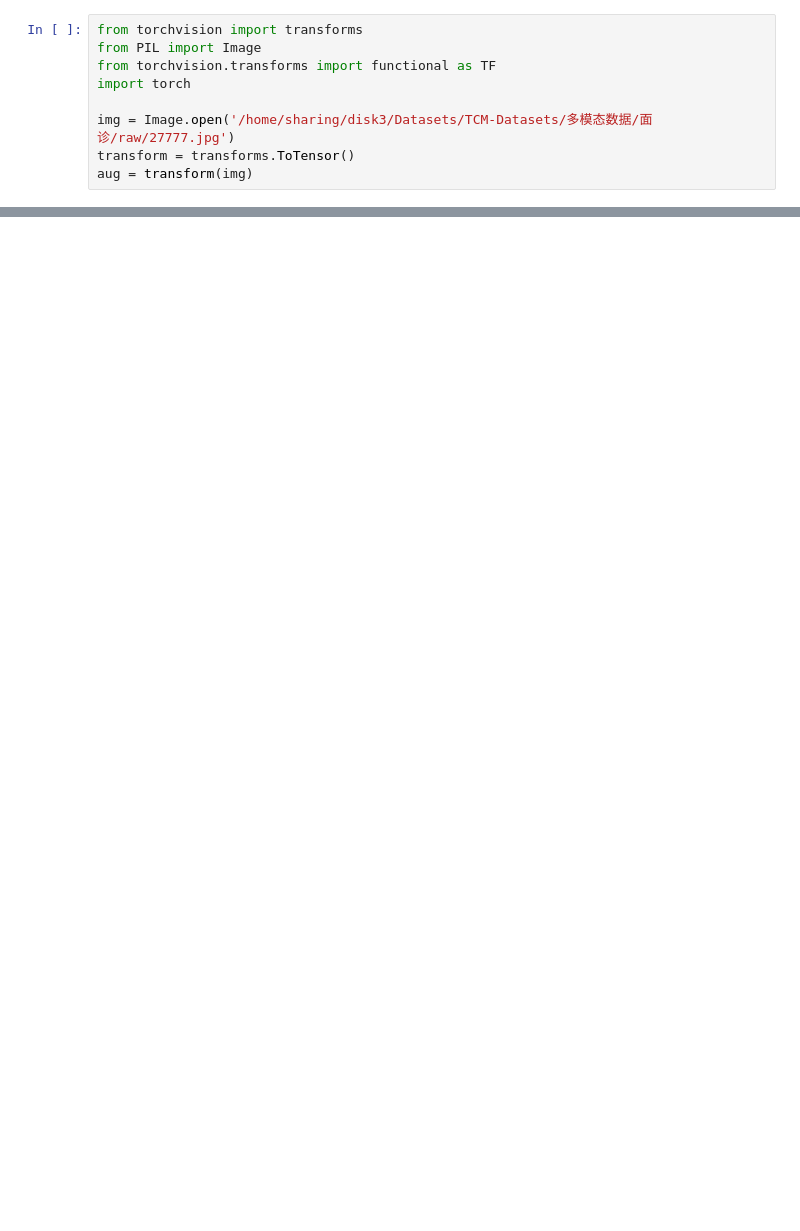
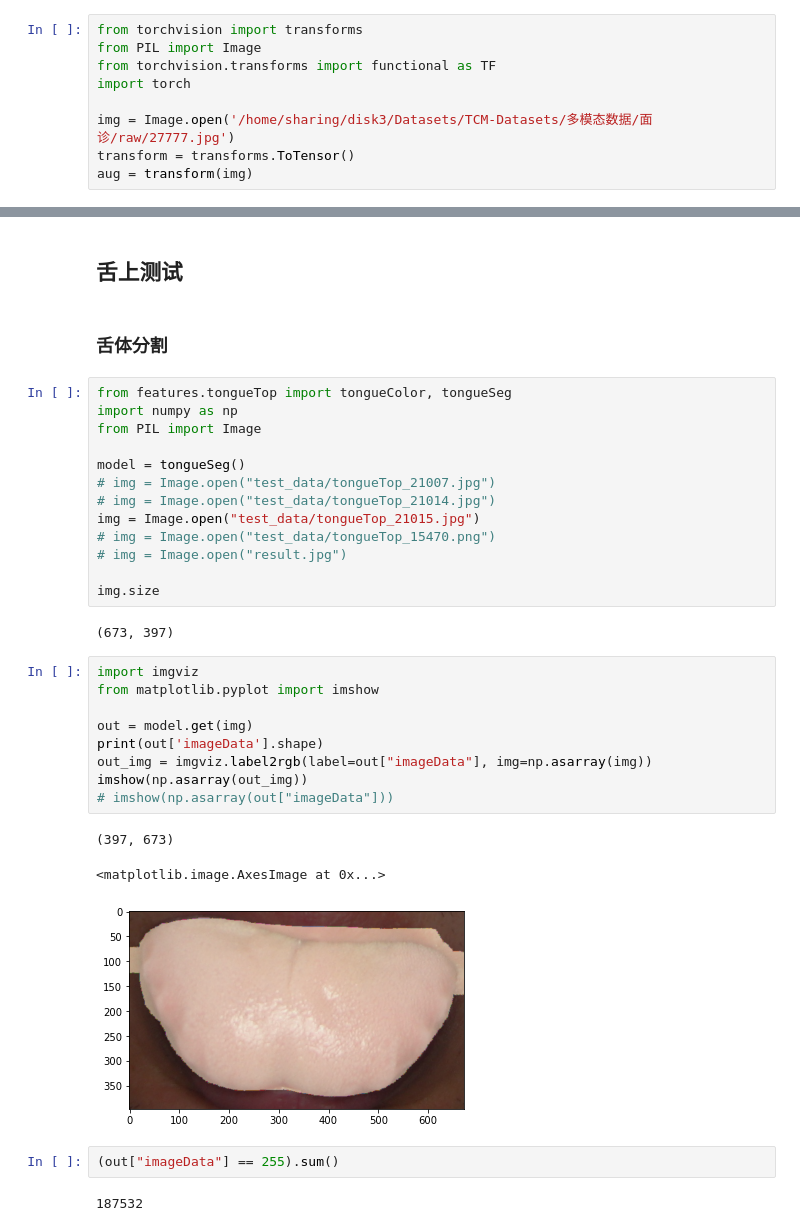
Before and after one commit to FlameSky-S/TCM-Backend, a Jupyter notebook: test.ipynb, the cells around one changed output, grey strips where cells are left out. Cells and saved outputs as stored; diff of their text form; blank space fills up the shorter version.

```diff
--- a/test.ipynb
+++ b/test.ipynb
@@ -49,0 +134,36 @@ tensor([[[0.5961, 0.5922, 0.5843,  ..., 0.3647, 0.3686, 0.3647],
+# %% [markdown]
+## 舌上测试
+# %% [markdown]
+### 舌体分割
+# %%
+from features.tongueTop import tongueColor, tongueSeg
+import numpy as np
+from PIL import Image
+
+model = tongueSeg()
+# img = Image.open("test_data/tongueTop_21007.jpg")
+# img = Image.open("test_data/tongueTop_21014.jpg")
+img = Image.open("test_data/tongueTop_21015.jpg")
+# img = Image.open("test_data/tongueTop_15470.png")
+# img = Image.open("result.jpg")
+
+img.size
+# %% [output]
+(673, 397)
+# %%
+import imgviz
+from matplotlib.pyplot import imshow
+
+out = model.get(img)
+print(out['imageData'].shape)
+out_img = imgviz.label2rgb(label=out["imageData"], img=np.asarray(img))
+imshow(np.asarray(out_img))
+# imshow(np.asarray(out["imageData"]))
+# %% [output]
+(397, 673)
+<matplotlib.image.AxesImage at 0x...>
+[figure, added]
+# %%
+(out["imageData"] == 255).sum()
+# %% [output]
+187532
```
Also changed, not shown: parts of 24 cells of this notebook, 29 other files.
